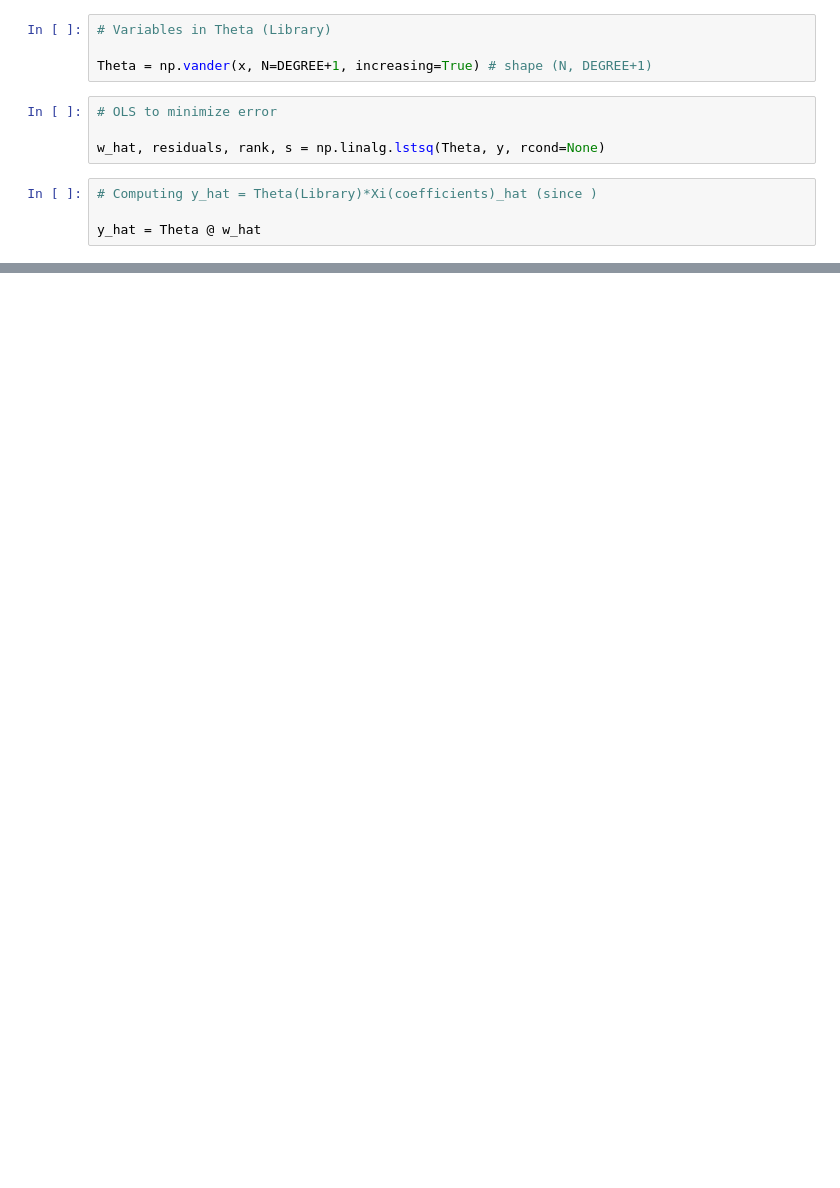
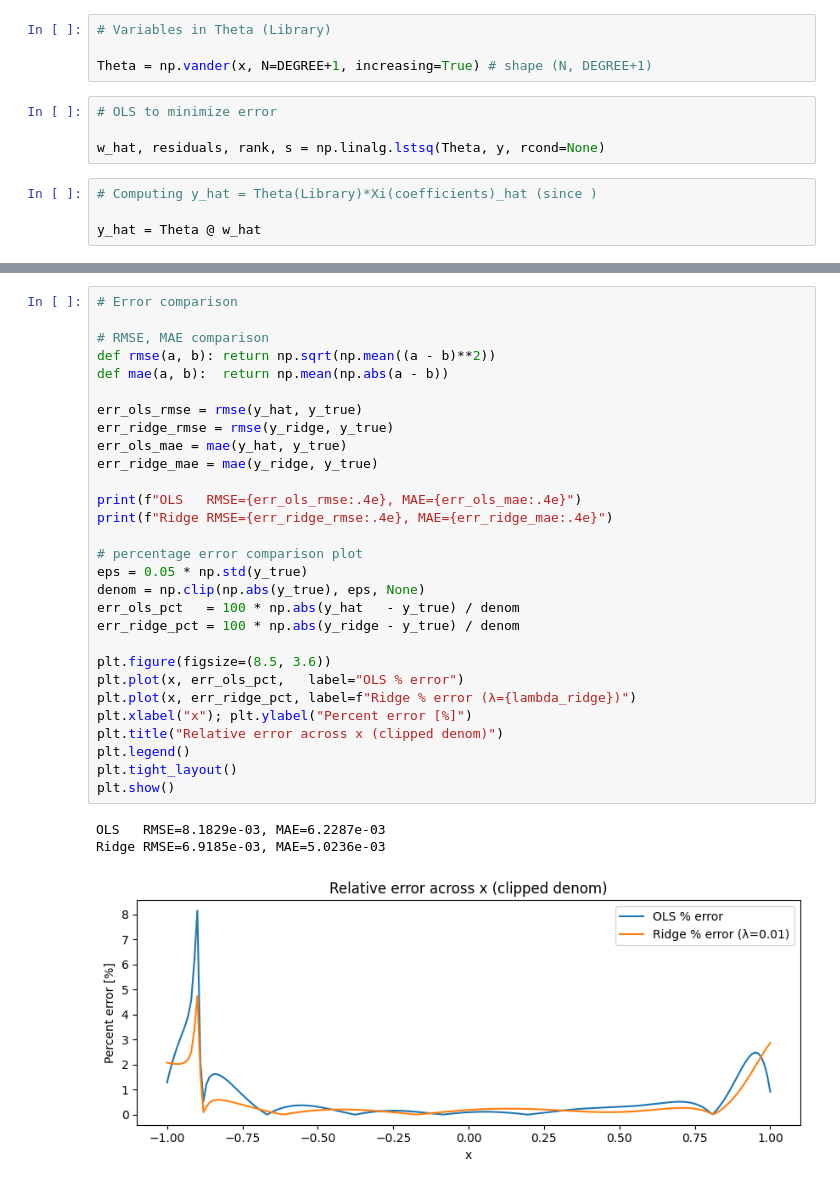
Before and after one commit to brianhjh/Bayesian-SINDy, a Jupyter notebook: notebooks/Simple_SINDy.ipynb, the cells around one changed output, grey strips where cells are left out. Drawn from its saved outputs; the diff is of its cells as text; blank space fills up the shorter version.

```diff
--- a/notebooks/Simple_SINDy.ipynb
+++ b/notebooks/Simple_SINDy.ipynb
@@ -104,0 +107,33 @@ Max % error: 70.98%,   Median % error: 0.15%
+# %%
+# Error comparison
+
+# RMSE, MAE comparison
+def rmse(a, b): return np.sqrt(np.mean((a - b)**2))
+def mae(a, b):  return np.mean(np.abs(a - b))
+
+err_ols_rmse = rmse(y_hat, y_true)
+err_ridge_rmse = rmse(y_ridge, y_true)
+err_ols_mae = mae(y_hat, y_true)
+err_ridge_mae = mae(y_ridge, y_true)
+
+print(f"OLS   RMSE={err_ols_rmse:.4e}, MAE={err_ols_mae:.4e}")
+print(f"Ridge RMSE={err_ridge_rmse:.4e}, MAE={err_ridge_mae:.4e}")
+
+# percentage error comparison plot
+eps = 0.05 * np.std(y_true)
+denom = np.clip(np.abs(y_true), eps, None)
+err_ols_pct   = 100 * np.abs(y_hat   - y_true) / denom
+err_ridge_pct = 100 * np.abs(y_ridge - y_true) / denom
+
+plt.figure(figsize=(8.5, 3.6))
+plt.plot(x, err_ols_pct,   label="OLS % error")
+plt.plot(x, err_ridge_pct, label=f"Ridge % error (λ={lambda_ridge})")
+plt.xlabel("x"); plt.ylabel("Percent error [%]")
+plt.title("Relative error across x (clipped denom)")
+plt.legend()
+plt.tight_layout()
+plt.show()
+# %% [output]
+OLS   RMSE=8.1829e-03, MAE=6.2287e-03
+Ridge RMSE=6.9185e-03, MAE=5.0236e-03
+[figure, added]
```
Also changed, not shown: parts of 5 cells of this notebook.
